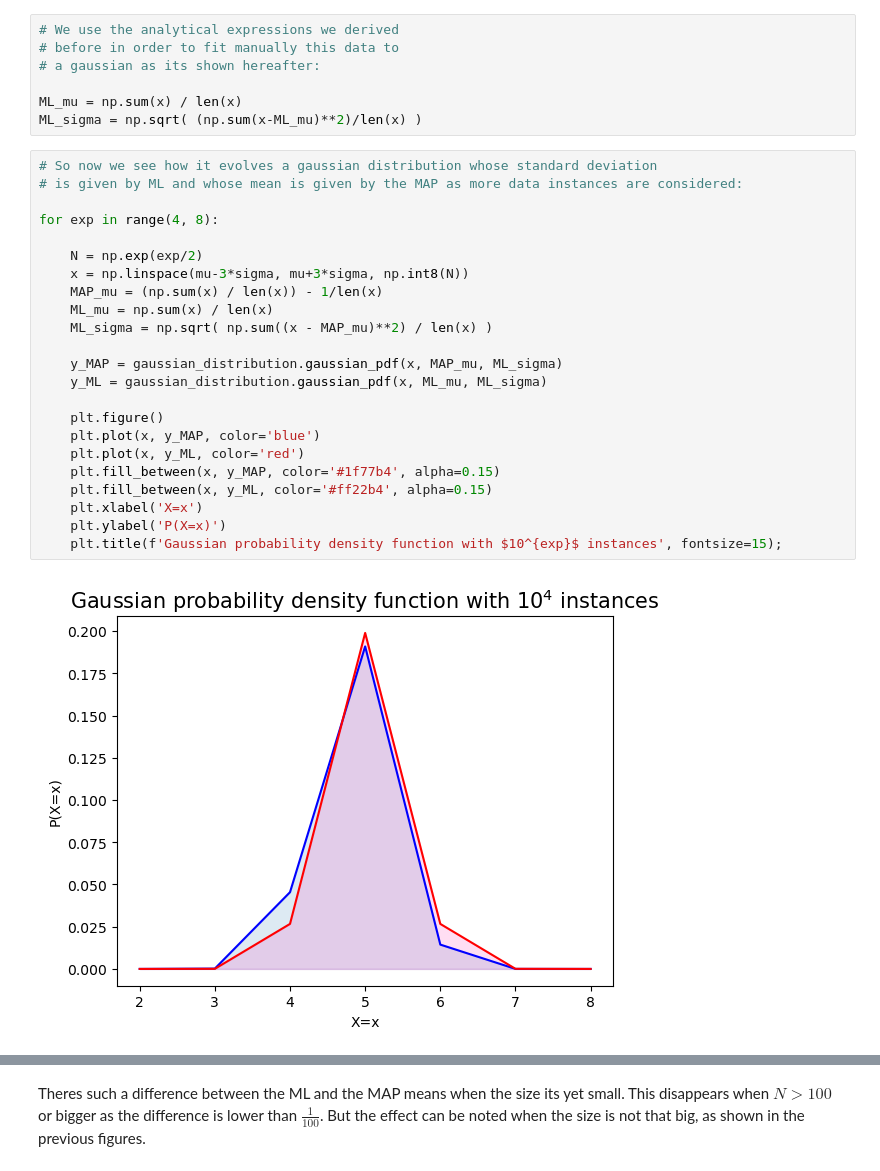
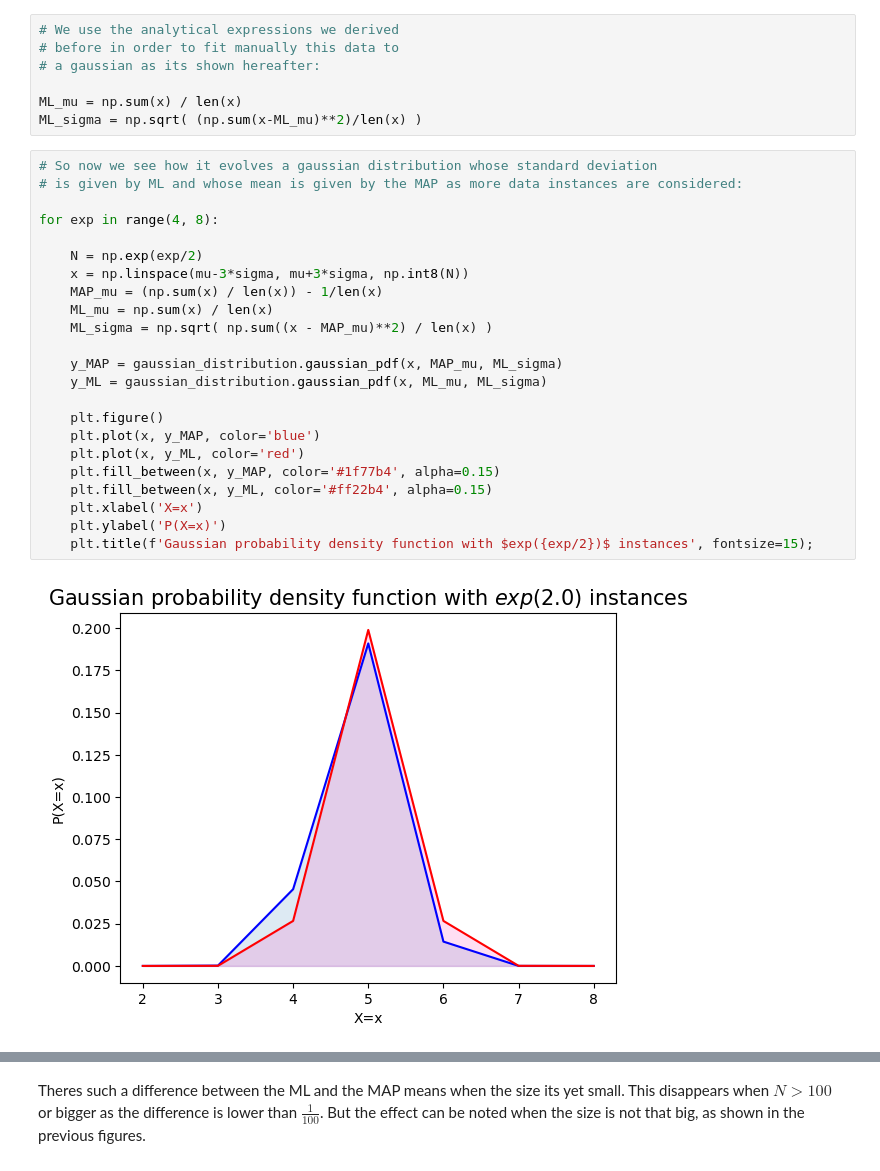
Before and after one commit to JosepDorronsoro/practicas3segundocuatri, a Jupyter notebook: apaut3/demo_002_gaussian_distribution/demo_002_gaussian_distribution.ipynb, the cells around one changed output, grey strips where cells are left out. Saved outputs shown, nothing was run; the diff lists cells and outputs as text.

```diff
--- a/apaut3/demo_002_gaussian_distribution/demo_002_gaussian_distribution.ipynb
+++ b/apaut3/demo_002_gaussian_distribution/demo_002_gaussian_distribution.ipynb
@@ -154,25 +154,25 @@ ML_sigma = np.sqrt( (np.sum(x-ML_mu)**2)/len(x) )
 # %%
 # So now we see how it evolves a gaussian distribution whose standard deviation
 # is given by ML and whose mean is given by the MAP as more data instances are considered:
 
 for exp in range(4, 8):
 
     N = np.exp(exp/2)
     x = np.linspace(mu-3*sigma, mu+3*sigma, np.int8(N))
     MAP_mu = (np.sum(x) / len(x)) - 1/len(x)
     ML_mu = np.sum(x) / len(x)
     ML_sigma = np.sqrt( np.sum((x - MAP_mu)**2) / len(x) )
 
     y_MAP = gaussian_distribution.gaussian_pdf(x, MAP_mu, ML_sigma)
     y_ML = gaussian_distribution.gaussian_pdf(x, ML_mu, ML_sigma)
 
     plt.figure()
     plt.plot(x, y_MAP, color='blue')
     plt.plot(x, y_ML, color='red')
     plt.fill_between(x, y_MAP, color='#1f77b4', alpha=0.15)
     plt.fill_between(x, y_ML, color='#ff22b4', alpha=0.15)
     plt.xlabel('X=x')
     plt.ylabel('P(X=x)')
-    plt.title(f'Gaussian probability density function with $10^{exp}$ instances', fontsize=15);
+    plt.title(f'Gaussian probability density function with $exp({exp/2})$ instances', fontsize=15);
 # %% [output]
-[figure, old version]
+[figure, new version]
```
Also changed, not shown: parts of 7 cells of this notebook.
